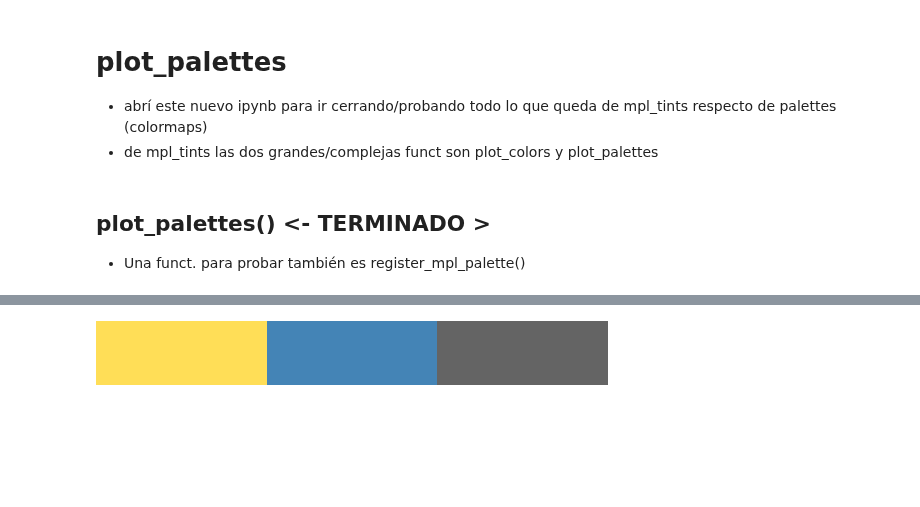
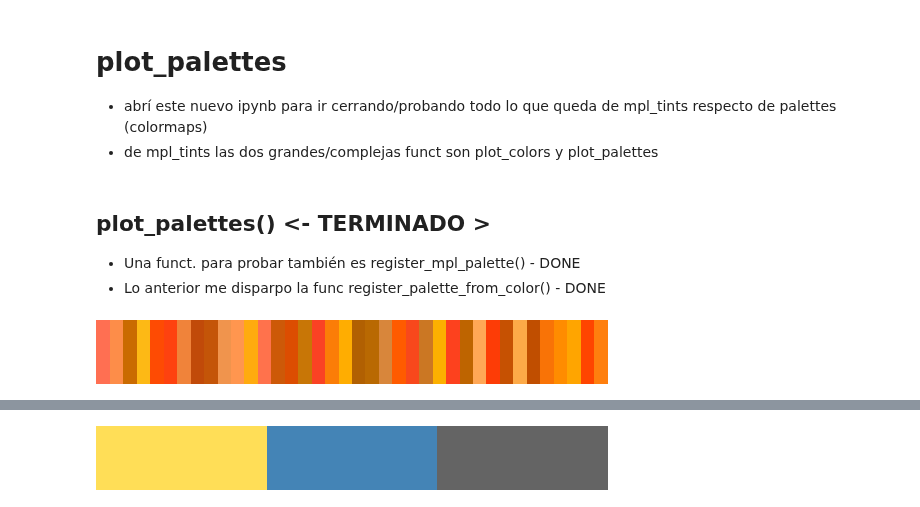
Before and after one commit to jmonti-gh/jm_utils, a Jupyter notebook: dev/mpl_tints/plot_palettes.ipynb, the cells around one changed output, grey strips where cells are left out. Drawn from its saved outputs; the diff is of its cells as text; code cells hidden in the pictures; blank space fills up the shorter version.

```diff
--- a/dev/plot_palettes.ipynb
+++ b/dev/mpl_tints/plot_palettes.ipynb
@@ -4,6 +4,16 @@
 - de mpl_tints las dos grandes/complejas funct son plot_colors y plot_palettes
 # %% [markdown]
 ## plot_palettes() <- TERMINADO >
-- Una funct. para probar también es register_mpl_palette()
+- Una funct. para probar también es register_mpl_palette() - DONE
+- Lo anterior me disparpo la func register_palette_from_color() - DONE
 # %%
 import jm_utils.data.mpl_tints as mtints
+# %%
+mtints.register_palette_from_color('master_cmap', 'mastercard')
+mtints.register_palette_from_color('mtm_cmap', 'MTM')
+mtints.register_palette_from_color('python_cmap', 'python')
+mtints.register_palette_from_color('rolls_royce_cmap', 'rolls-royce')
+mtints.register_palette_from_color('purple_cmap', 'purple')
+mtints.register_palette_from_color('orange_cmap', 'orange')
+# %% [output]
+[figure, added]
```
Also changed, not shown: parts of 4 cells of this notebook, 7 other files.
